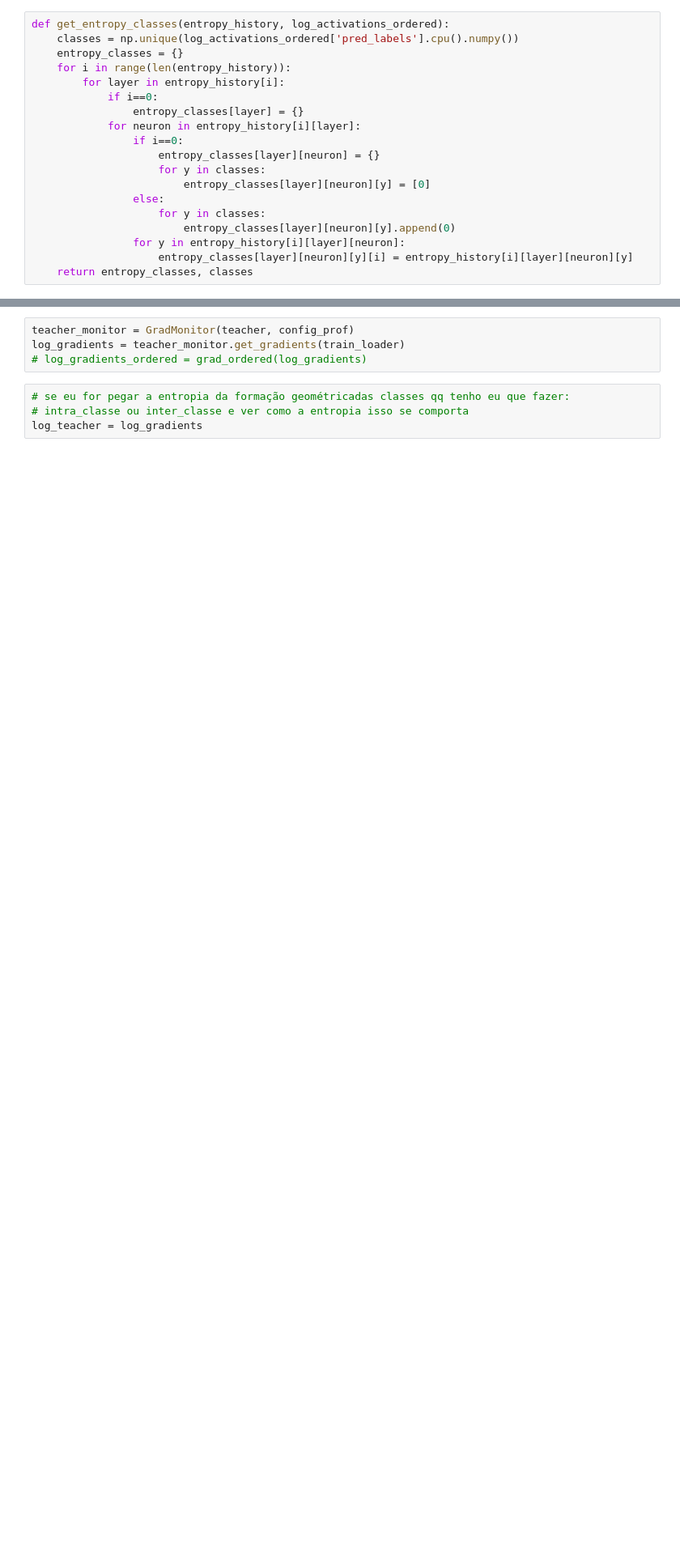
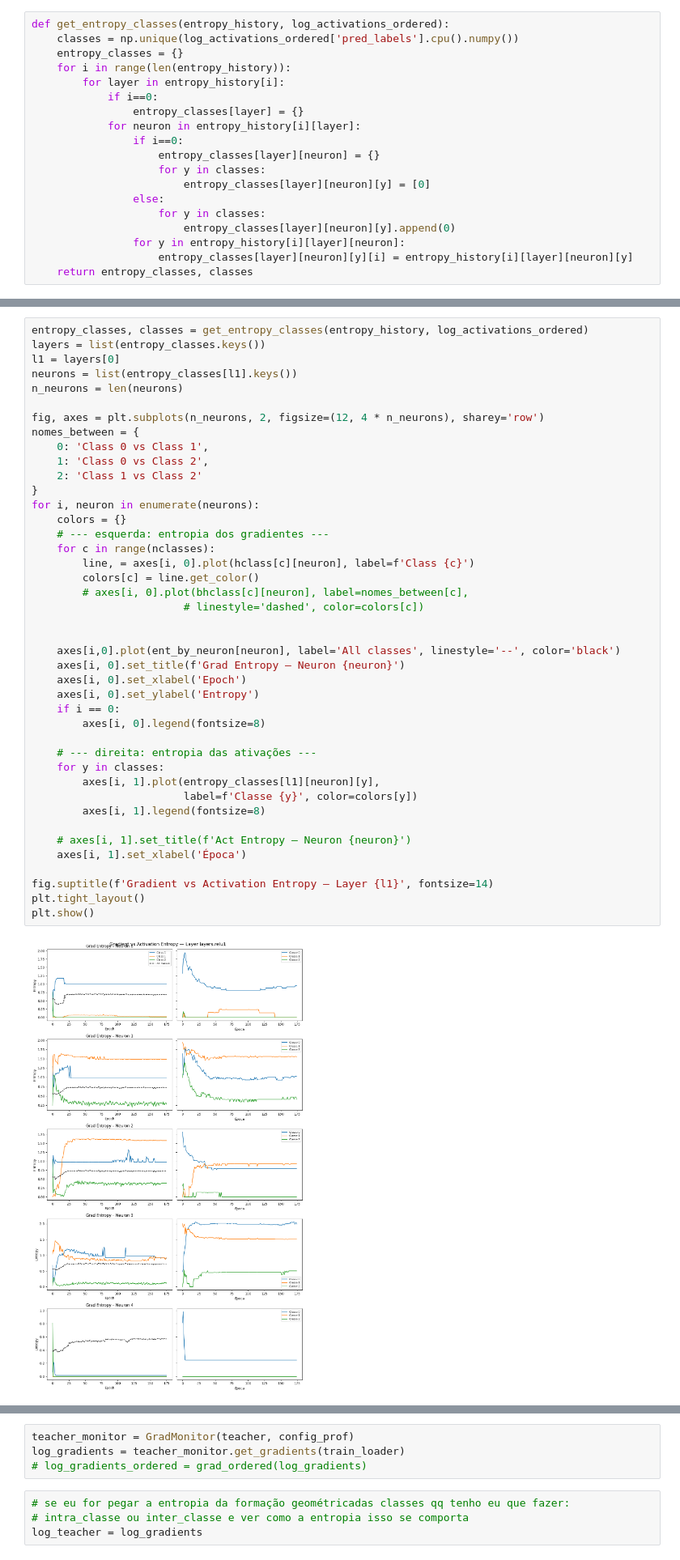
Before and after one commit to JessicaRch/knowledge_distillation, a Jupyter notebook: first_experiments/entropy.ipynb, the cells around one changed output, grey strips where cells are left out. Shown at 81% size. Saved outputs shown, nothing was run; the diff lists cells and outputs as text; blank space fills up the shorter version.

Commit message:
adicionando entropia dos gradientes

```diff
--- a/first_experiments/entropy.ipynb
+++ b/first_experiments/entropy.ipynb
@@ -174,0 +308,44 @@ def get_entropy_classes(entropy_history, log_activations_ordered):
+# %%
+entropy_classes, classes = get_entropy_classes(entropy_history, log_activations_ordered)
+layers = list(entropy_classes.keys())
+l1 = layers[0]
+neurons = list(entropy_classes[l1].keys())
+n_neurons = len(neurons)
+
+fig, axes = plt.subplots(n_neurons, 2, figsize=(12, 4 * n_neurons), sharey='row')
+nomes_between = {
+    0: 'Class 0 vs Class 1',
+    1: 'Class 0 vs Class 2',
+    2: 'Class 1 vs Class 2'
+}
+for i, neuron in enumerate(neurons):
+    colors = {}
+    # --- esquerda: entropia dos gradientes ---
+    for c in range(nclasses):
+        line, = axes[i, 0].plot(hclass[c][neuron], label=f'Class {c}')
+        colors[c] = line.get_color()
+        # axes[i, 0].plot(bhclass[c][neuron], label=nomes_between[c],
+                        # linestyle='dashed', color=colors[c])
+
+
+    axes[i,0].plot(ent_by_neuron[neuron], label='All classes', linestyle='--', color='black')
+    axes[i, 0].set_title(f'Grad Entropy – Neuron {neuron}')
+    axes[i, 0].set_xlabel('Epoch')
+    axes[i, 0].set_ylabel('Entropy')
+    if i == 0:
+        axes[i, 0].legend(fontsize=8)
+
+    # --- direita: entropia das ativações ---
+    for y in classes:
+        axes[i, 1].plot(entropy_classes[l1][neuron][y],
+                        label=f'Classe {y}', color=colors[y])
+        axes[i, 1].legend(fontsize=8)
+
+    # axes[i, 1].set_title(f'Act Entropy – Neuron {neuron}')
+    axes[i, 1].set_xlabel('Época')
+
+fig.suptitle(f'Gradient vs Activation Entropy — Layer {l1}', fontsize=14)
+plt.tight_layout()
+plt.show()
+# %% [output]
+[figure, added]
```
Also changed, not shown: parts of 17 cells of this notebook.
